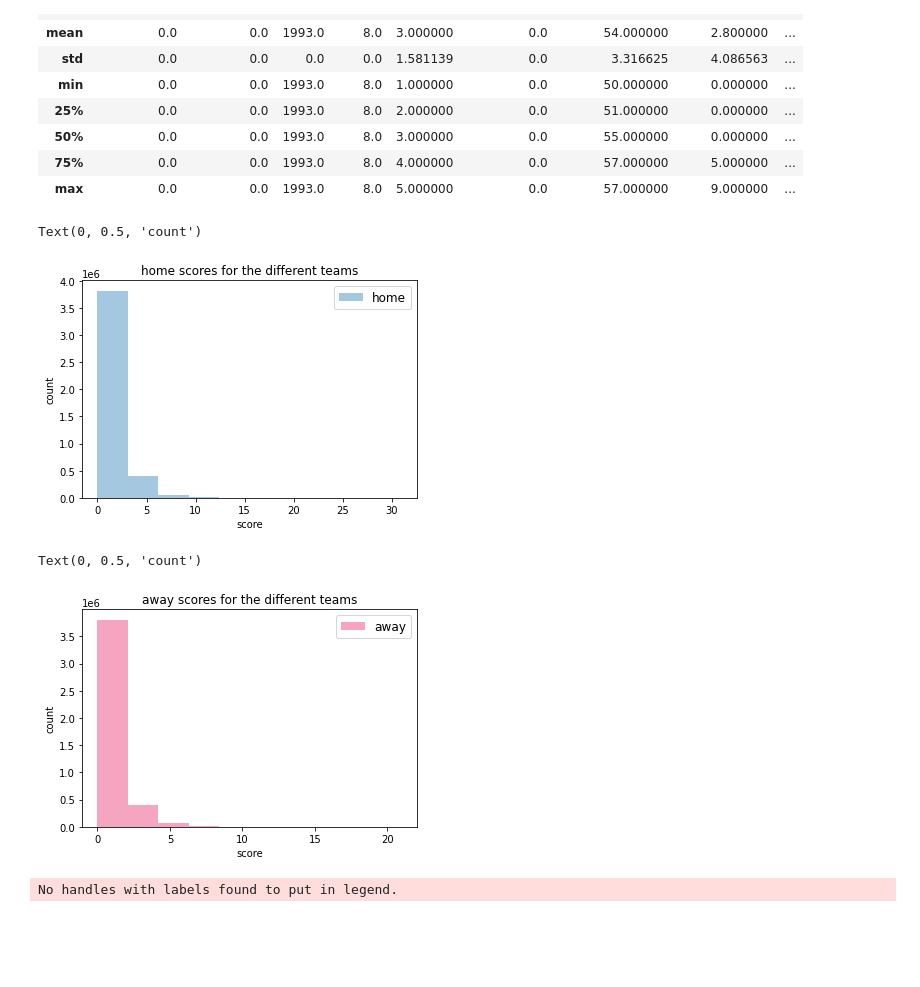
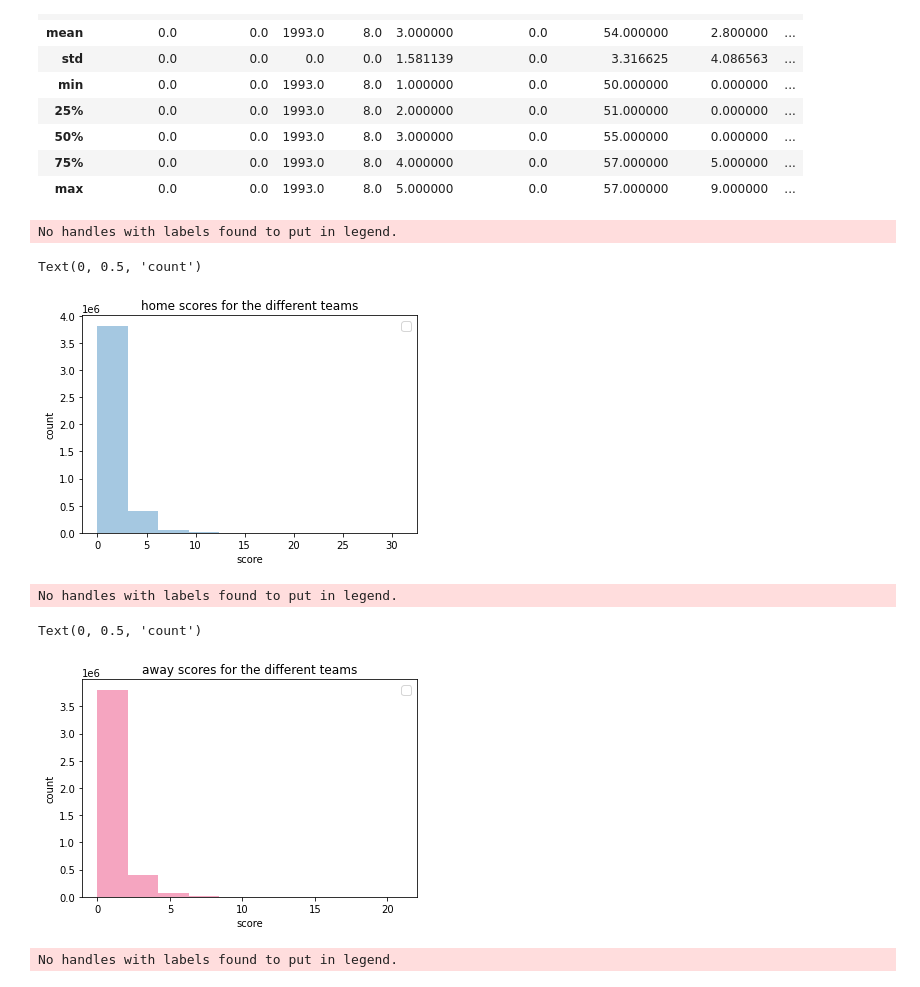
Before and after one commit to annettembeyu/Module_2_Week_1, a Jupyter notebook: Week_1_Module_2_Moringa_School_DSC_09_20200_Annette_Mbeyu_Ngao.ipynb, the cells around one changed output. Cells and saved outputs as stored; diff of their text form; code cells hidden in the pictures; blank space fills up the shorter version.

```diff
--- a/Week_1_Module_2_Moringa_School_DSC_09_20200_Annette_Mbeyu_Ngao.ipynb
+++ b/Week_1_Module_2_Moringa_School_DSC_09_20200_Annette_Mbeyu_Ngao.ipynb
@@ -644,26 +644,28 @@ num_df.describe()
 | max | 0.0 | 0.0 | 1993.0 | 8.0 | 5.000000 | 0.0 | 57.000000 | 9.000000 | ... |
 # %%
 # distribution for the home score
-sns.distplot(merged_df['home_score'],  kde=False, bins=10, label='home')
+sns.distplot(merged_df['home_score'],  kde=False, bins=10)
 # Plot formatting
 plt.legend(prop={'size': 12})
 plt.title('home scores for the different teams')
 plt.xlabel('score')
 plt.ylabel('count')
 # %% [output]
-Text(0, 0.5, 'count')
+No handles with labels found to put in legend.
+Text(0, 0.5, 'count')
-[figure, old version]
+[figure, new version]
 # %%
 # distribution for the away score
-sns.distplot(merged_df['away_score'],  kde=False, bins=10, color= '#E71F63', label='away')
+sns.distplot(merged_df['away_score'],  kde=False, bins=10, color= '#E71F63')
 # Plot formatting
 plt.legend(prop={'size': 12})
 plt.title('away scores for the different teams')
 plt.xlabel('score')
 plt.ylabel('count')
 # %% [output]
-Text(0, 0.5, 'count')
+No handles with labels found to put in legend.
+Text(0, 0.5, 'count')
-[figure, old version]
+[figure, new version]
 # %%
 # distribution for the away score
 sns.distplot(merged_df['total_points'],  kde=False, bins=10, color= '#4554A4')
```
Also changed, not shown: parts of 12 cells of this notebook.
